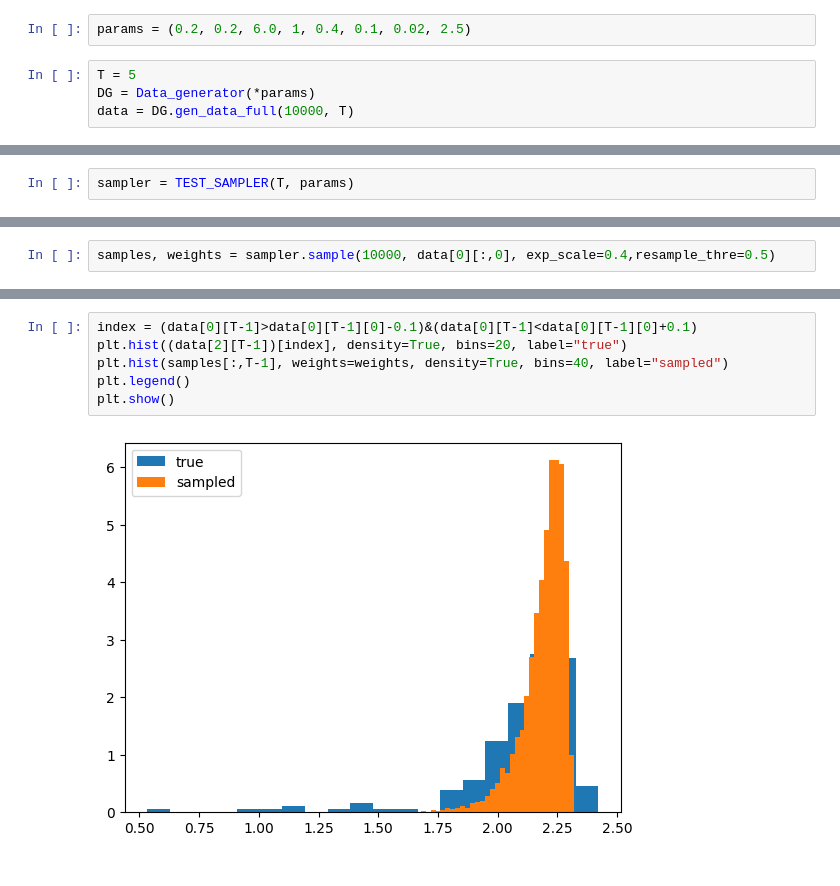
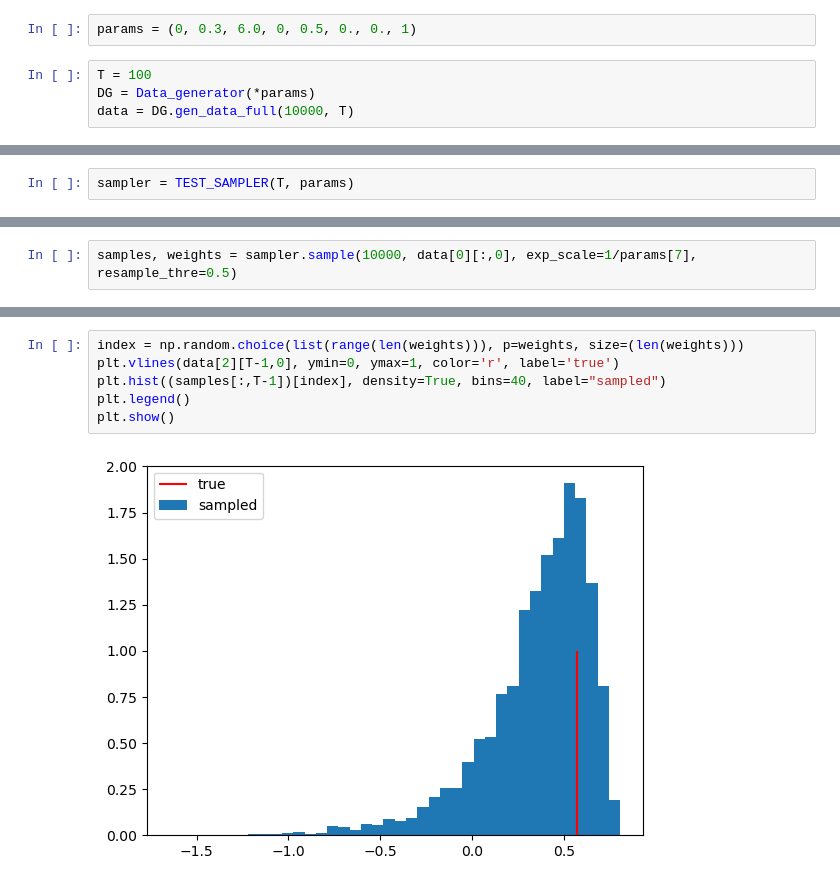
Before and after one commit to hengyuf/VSMCG, a Jupyter notebook: test.ipynb, the cells around one changed output, grey strips where cells are left out. Saved outputs shown, nothing was run; the diff lists cells and outputs as text.

```diff
--- a/test.ipynb
+++ b/test.ipynb
@@ -44,8 +44,8 @@ class Data_generator:
 #print(DG.gen_data_full(5, 5))
 #Test texts
 # %%
-params = (0.2, 0.2, 6.0, 1, 0.4, 0.1, 0.02, 2.5)
+params = (0, 0.3, 6.0, 0, 0.5, 0., 0., 1)
 # %%
-T = 5
+T = 100
 DG = Data_generator(*params)
 data = DG.gen_data_full(10000, T)
@@ -174,2 +157,2 @@ sampler._lambda
 # %%
-samples, weights = sampler.sample(10000, data[0][:,0], exp_scale=0.4,resample_thre=0.5)
+samples, weights = sampler.sample(10000, data[0][:,0], exp_scale=1/params[7], resample_thre=0.5)
@@ -198,10 +163,10 @@ sampler.plot_ESS()
 <Figure size 640x480 with 0 Axes>
 # %%
-index = (data[0][T-1]>data[0][T-1][0]-0.1)&(data[0][T-1]<data[0][T-1][0]+0.1)
-plt.hist((data[2][T-1])[index], density=True, bins=20, label="true")
-plt.hist(samples[:,T-1], weights=weights, density=True, bins=40, label="sampled")
+index = np.random.choice(list(range(len(weights))), p=weights, size=(len(weights)))
+plt.vlines(data[2][T-1,0], ymin=0, ymax=1, color='r', label='true')
+plt.hist((samples[:,T-1])[index], density=True, bins=40, label="sampled")
 plt.legend()
 plt.show()
 # %% [output]
-[figure, old version]
+[figure, new version]
 # %%
```
Also changed, not shown: parts of 7 cells of this notebook.
